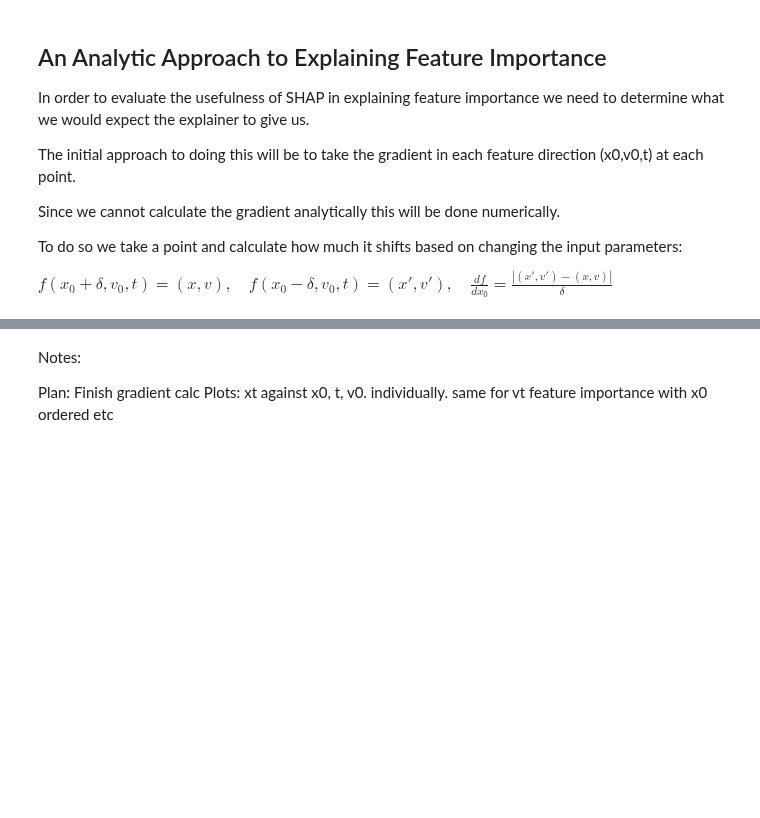
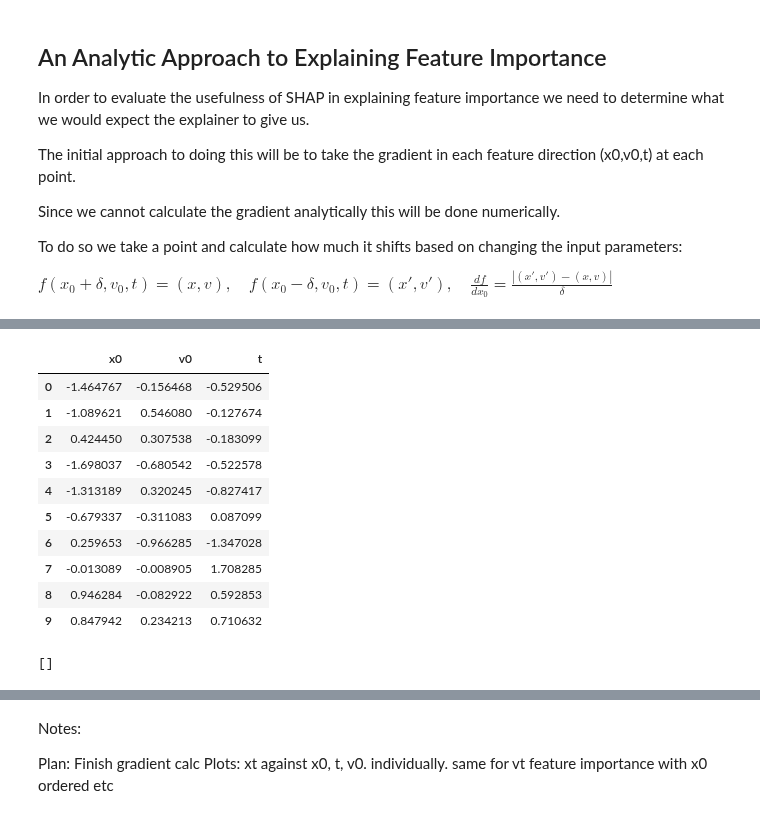
Before and after one commit to wgrosche/XAI, a Jupyter notebook: Code/Duffing/SHAP_Explainability.ipynb, the cells around one changed output, grey strips where cells are left out. Saved outputs shown, nothing was run; the diff lists cells and outputs as text; code cells hidden in the pictures; blank space fills up the shorter version.

```diff
--- a/Code/Duffing/SHAP_Explainability.ipynb
+++ b/Code/Duffing/SHAP_Explainability.ipynb
@@ -599,0 +749,14 @@ $f(x_0+\delta,v_0,t) = (x,v),\quad f(x_0-\delta,v_0,t) = (x',v')  ,\quad \frac{d
+# %%
+X_test.iloc[:10,:]
+# %% [output]
+|  | x0 | v0 | t |
+| 0 | -1.464767 | -0.156468 | -0.529506 |
+| 1 | -1.089621 | 0.546080 | -0.127674 |
+| 2 | 0.424450 | 0.307538 | -0.183099 |
+| 3 | -1.698037 | -0.680542 | -0.522578 |
+| 4 | -1.313189 | 0.320245 | -0.827417 |
+| 5 | -0.679337 | -0.311083 | 0.087099 |
+| 6 | 0.259653 | -0.966285 | -1.347028 |
+| 7 | -0.013089 | -0.008905 | 1.708285 |
+| 8 | 0.946284 | -0.082922 | 0.592853 |
+| 9 | 0.847942 | 0.234213 | 0.710632 |
@@ -599,0 +789,4 @@ $f(x_0+\delta,v_0,t) = (x,v),\quad f(x_0-\delta,v_0,t) = (x',v')  ,\quad \frac{d
+# %%
+other
+# %% [output]
+[]
```
Also changed, not shown: parts of 29 cells of this notebook, 4 other files.
